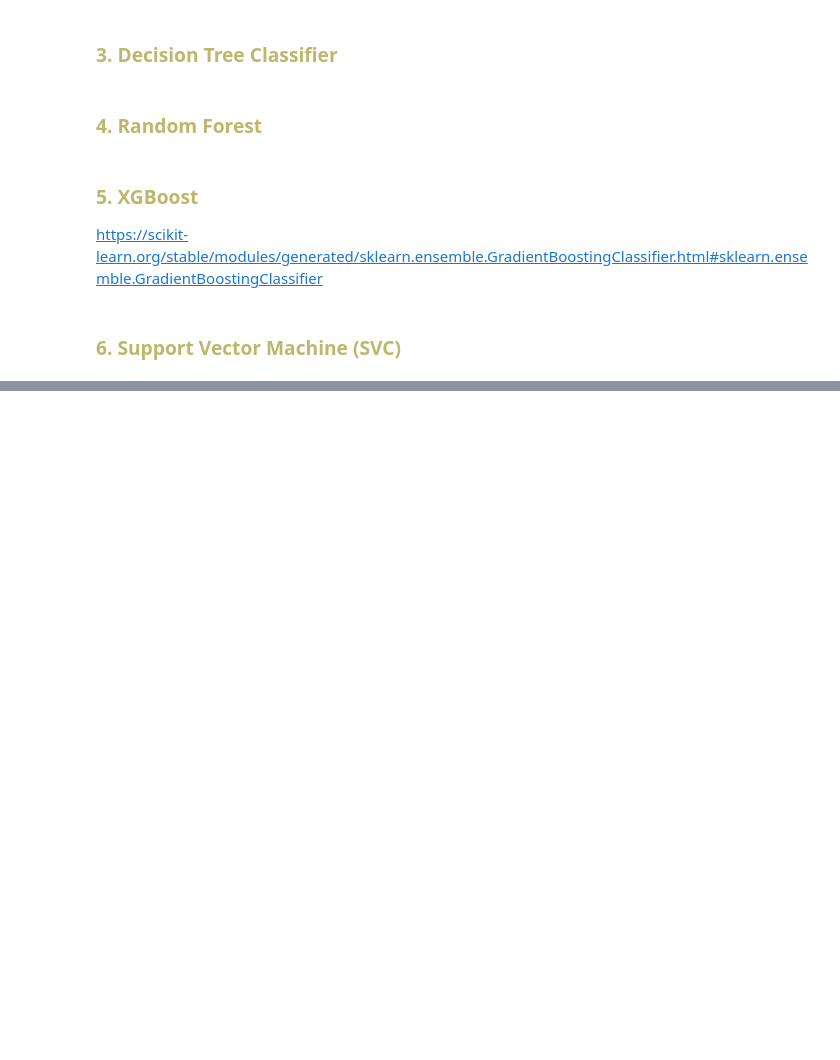
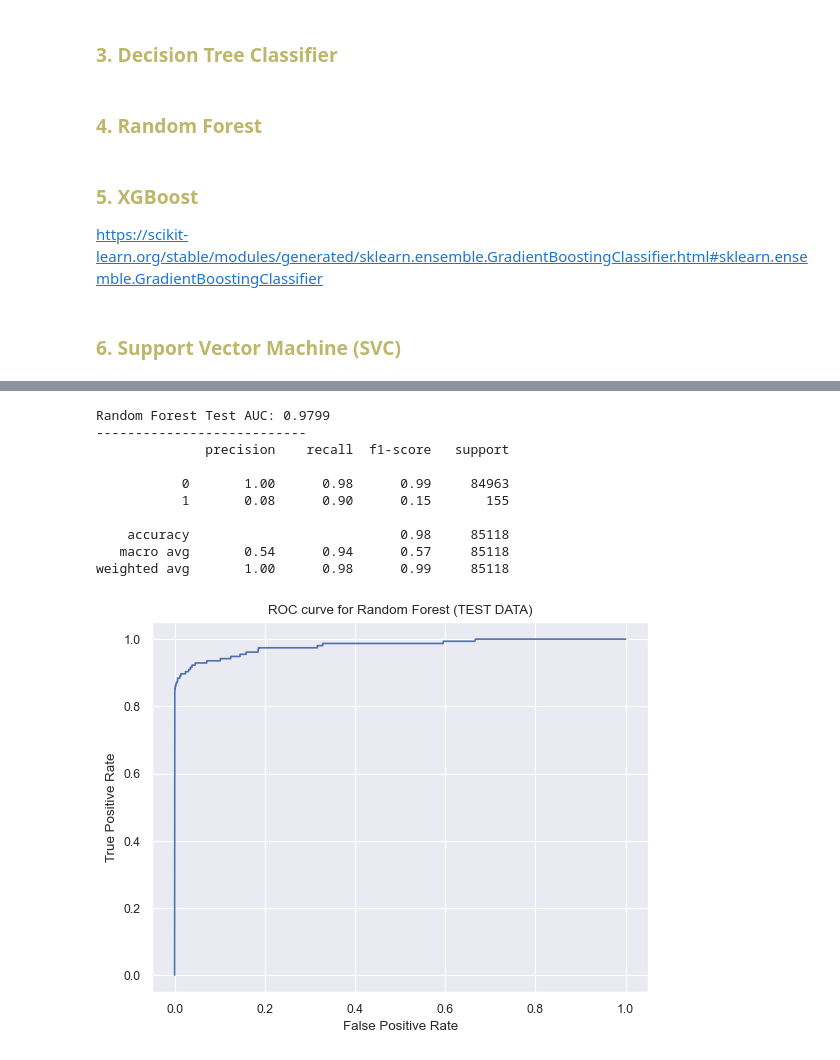
Before and after one commit to yvonnevydao/Credit_Fraud_Detection, a Jupyter notebook: credit_fraud_detection.ipynb, the cells around one changed output, grey strips where cells are left out. Cells and saved outputs as stored; diff of their text form; code cells hidden in the pictures; blank space fills up the shorter version.

```diff
--- a/credit_fraud_detection.ipynb
+++ b/credit_fraud_detection.ipynb
@@ -1341,0 +1299,41 @@ https://www.analyticsvidhya.com/blog/2023/02/how-to-save-and-load-machine-learni
+# %%
+## 4. RANDOM FOREST (RF) ------------------------------------
+
+# Train the model with the best hyperparameters found
+RF_model = RandomForestClassifier(**clf_RF.best_params_)
+RF_model.fit(X_train_Under, y_train_Under)
+
+# Predict on the test data
+y_pred_RF = RF_model.predict(X_test)
+
+# Calculate and print the ROC AUC score on the test data
+print("Random Forest Test AUC:", round(roc_auc_score(y_test, RF_model.predict_proba(X_test)[:, 1]), 4))
+
+# Print classification report for the test data ----------------
+print('---------------------------')
+print(classification_report(y_test, y_pred_RF))
+
+# Plot ROC curve ----------------------------------------------
+# Predict probabilities for the test data
+proba_RF = RF_model.predict_proba(X_test)
+# Compute False Positive Rate (FPR) and True Positive Rate (TPR)
+fpr_RF, tpr_RF, _RF = metrics.roc_curve(y_test, proba_RF[:, 1])
+
+# Plotting the ROC curve
+plt.plot(fpr_RF, tpr_RF)
+plt.xlabel('False Positive Rate')
+plt.ylabel('True Positive Rate')
+plt.title("ROC curve for Random Forest (TEST DATA)")
+plt.show()
+# %% [output]
+Random Forest Test AUC: 0.9799
+---------------------------
+              precision    recall  f1-score   support
+
+           0       1.00      0.98      0.99     84963
+           1       0.08      0.90      0.15       155
+
+    accuracy                           0.98     85118
+   macro avg       0.54      0.94      0.57     85118
+weighted avg       1.00      0.98      0.99     85118
+[figure, added]
```
Also changed, not shown: parts of 64 cells of this notebook.
